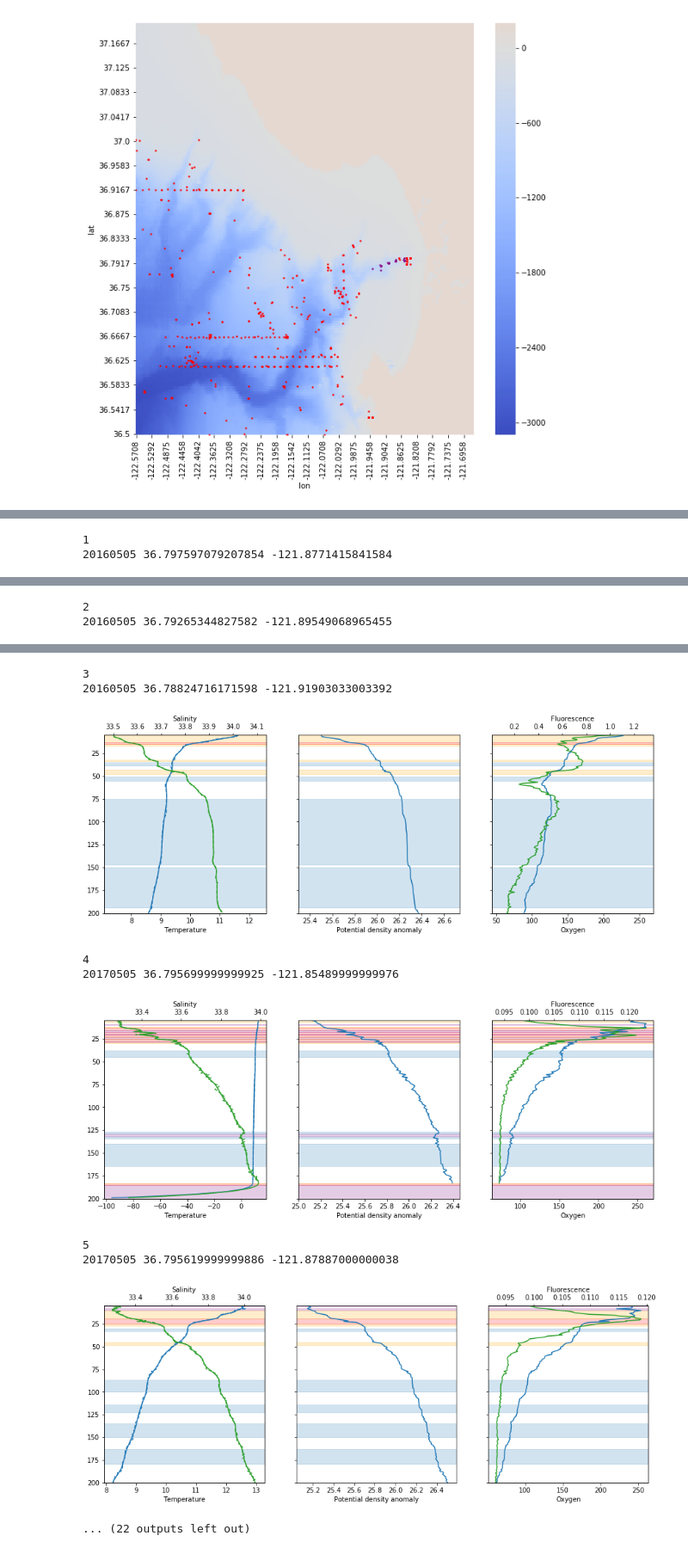
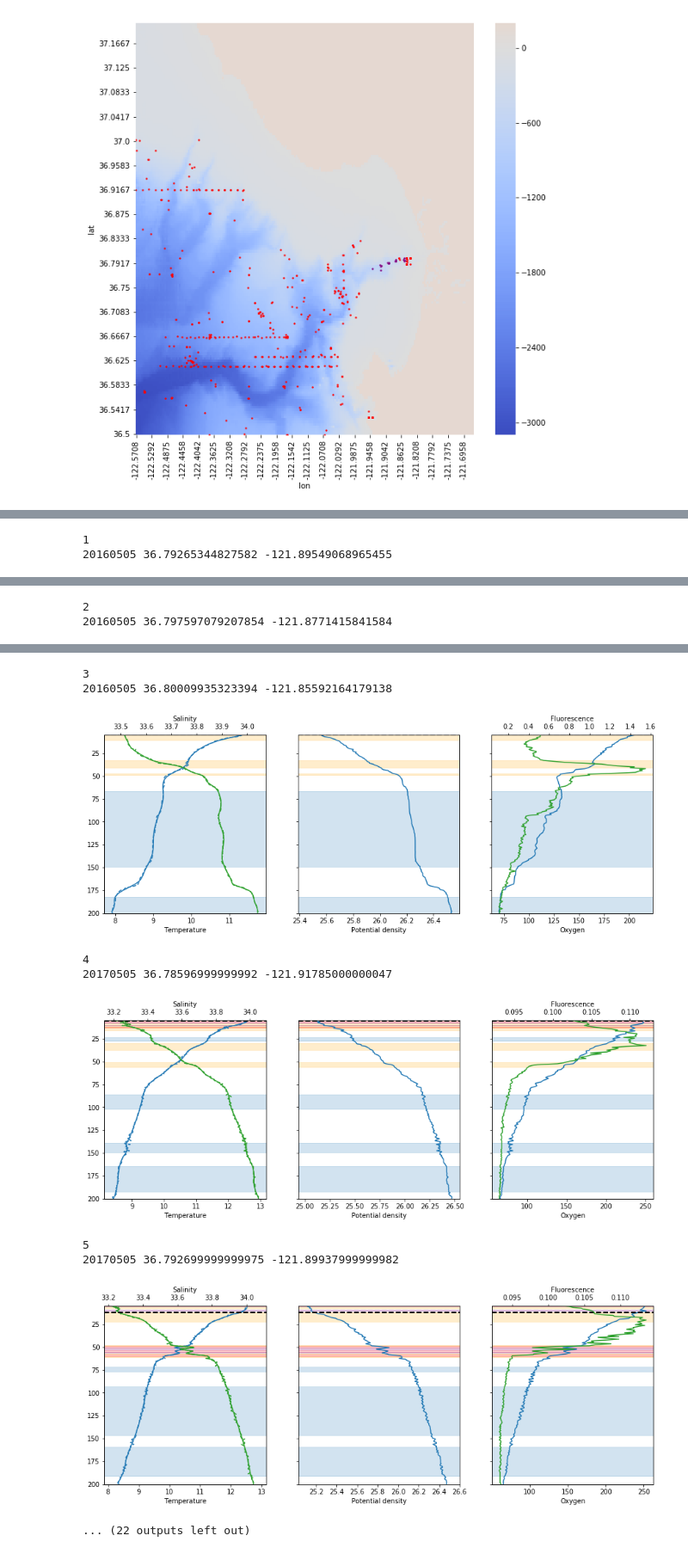
Before and after one commit to AvantiShri/ess151project, a Jupyter notebook: OceanLayersHmm.ipynb, the cells around one changed output, grey strips where cells are left out. Shown at 86% size. Cells and saved outputs as stored; diff of their text form; code cells hidden in the pictures.

```diff
--- a/OceanLayersHmm.ipynb
+++ b/OceanLayersHmm.ipynb
@@ -629,7 +634,7 @@ def plot_cast_with_state_highlight(cast, show_mld=True):
 
   print(cast.date, cast.lat, cast.lon)
   annot_chunks = cast.annot_chunks
-  fig,ax = plt.subplots(1,3, sharey=True, figsize=(15,5))
+  fig,ax = plt.subplots(1,3 if 'Oxygen' in cast else 2, sharey=True, figsize=(15,5))
   z_intervals = np.arange(len(cast.map_annotations))+cast.annot_min_z
 
   ax[0].plot(cast['Temperature'], cast['z'], color='C0', linestyle="--")
@@ -646,7 +651,7 @@ def plot_cast_with_state_highlight(cast, show_mld=True):
 
   ax[1].plot(cast.potential_density-1000, cast['z'])
   color_ax_with_boxes(ax=ax[1], annot_chunks=annot_chunks)
-  ax[1].set_xlabel("Potential density anomaly")
+  ax[1].set_xlabel("Potential density")
   if (show_mld):
     ax[1].axhline(cast.mld, color="black", linewidth=2, linestyle="--")
 
@@ -778,15 +783,15 @@ def get_station_to_latlon(stations, lats, lons):
 
 def get_pseudostation(lat,lon):
   if (lon > -121.93 and lon < -121.91):
+    return 'G1'
+  elif (lat > 36.790 and lon < -121.89):
+    return 'G2'
+  elif (lat > 36.790 and lon < -121.87):
+    return 'G3'
+  elif (lat > 36.790):
     return 'G4'
-  elif (lat > 36.790 and lon < -121.89):
-    return 'G3'
-  elif (lat > 36.790 and lon < -121.87):
-    return 'G2'
-  elif (lat > 36.790):
-    return 'G1'
   else:
-    return 'G5'
+    return 'blah'
 # %%
 import pandas as pd
 import numpy as np
@@ -872,7 +877,7 @@ pseudostation_to_color = {
     'G2': 'green',
     'G3': 'blue',
     'G4': 'yellow',
-    'G5': 'black'
+    'blah': 'black'
 }
 
 for year in [2016, 2017, 2018, 2019]:
@@ -892,7 +897,7 @@ plt.show()
 our_casts = []
 
 for year in [2016, 2017, 2018, 2019]:
-  for station in ['G1', 'G2', 'G3', 'G4', 'G5']:
+  for station in ['G1', 'G2', 'G3', 'G4', 'blah']:
     pandas_df = year_to_upcast_pandas[year]
     station_mask = pandas_df['pseudostation']==station
     if (sum(station_mask) > 0):
@@ -915,7 +920,6 @@ for year in [2016, 2017, 2018, 2019]:
       oxy = [oxy[i] for i in sorted_z_indices]
       fluor = [fluor[i] for i in sorted_z_indices]
 
-      print(year, station, lat, lon)
       our_casts.append(
           Cast(cast_data={'z':z, 'Temperature':temp,
                           'Salinity':sal, 'Oxygen':oxy, 'Fluorescence': fluor},
@@ -965,6 +951,6 @@ plt.show()
 # %%
 for cast_idx,cast in enumerate(our_casts):
   print(cast_idx)
-  plot_cast_with_state_highlight(cast, show_mld=False)
+  plot_cast_with_state_highlight(cast)
 # %% [output]
 0
@@ -973,2 +959,2 @@ for cast_idx,cast in enumerate(our_casts):
 1
-20160505 36.797597079207854 -121.8771415841584
+20160505 36.79265344827582 -121.89549068965455
@@ -976,2 +962,2 @@ for cast_idx,cast in enumerate(our_casts):
 2
-20160505 36.79265344827582 -121.89549068965455
+20160505 36.797597079207854 -121.8771415841584
@@ -979,10 +965,10 @@ for cast_idx,cast in enumerate(our_casts):
 3
-20160505 36.78824716171598 -121.91903033003392
+20160505 36.80009935323394 -121.85592164179138
-[figure, old version]
+[figure, new version]
 4
-20170505 36.795699999999925 -121.85489999999976
+20170505 36.78596999999992 -121.91785000000047
-[figure, old version]
+[figure, new version]
 5
-20170505 36.795619999999886 -121.87887000000038
+20170505 36.792699999999975 -121.89937999999982
-[figure, old version]
+[figure, new version]
 ... (22 outputs left out)
```
Also changed, not shown: parts of 9 cells of this notebook.
